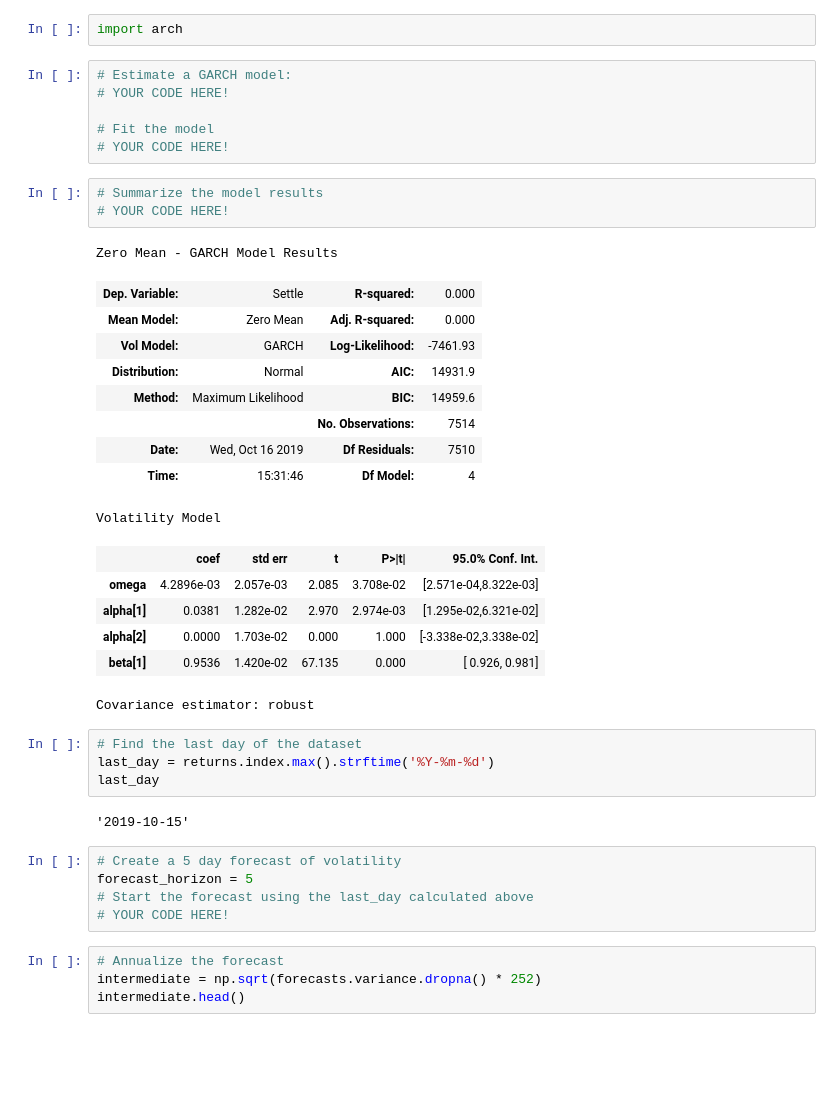
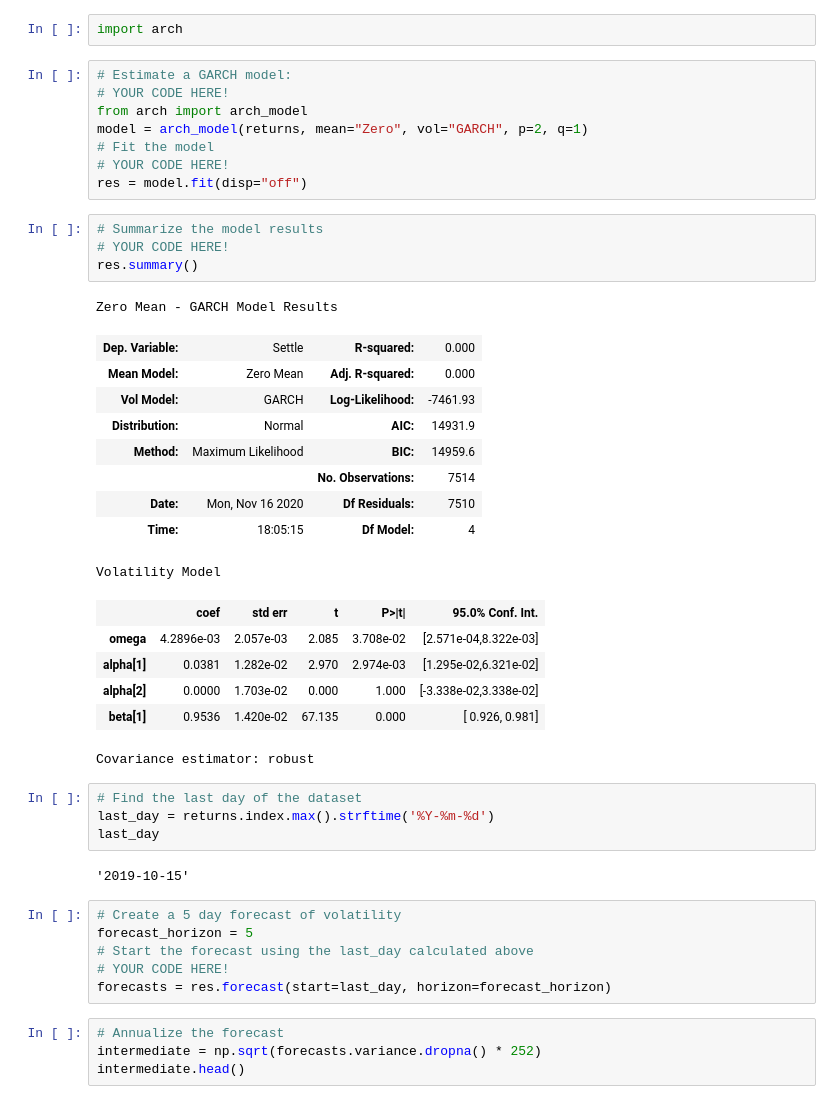
Before and after one commit to tsanpitak/UCB_FinTech, a Jupyter notebook: Projects/10-Time-Series/Instructions/Starter_Code/time_series_analysis.ipynb, the cells around one changed output. Cells and saved outputs as stored; diff of their text form; blank space fills up the shorter version.

```diff
--- a/Projects/10-Time-Series/Instructions/Starter_Code/time_series_analysis.ipynb
+++ b/Projects/10-Time-Series/Instructions/Starter_Code/time_series_analysis.ipynb
@@ -216,22 +226,25 @@ import arch
 # %%
 # Estimate a GARCH model:
 # YOUR CODE HERE!
-
+from arch import arch_model
+model = arch_model(returns, mean="Zero", vol="GARCH", p=2, q=1)
 # Fit the model
 # YOUR CODE HERE!
+res = model.fit(disp="off")
 # %%
 # Summarize the model results
 # YOUR CODE HERE!
+res.summary()
 # %% [output]
 Zero Mean - GARCH Model Results
 | Dep. Variable: | Settle | R-squared: | 0.000 |
 | Mean Model: | Zero Mean | Adj. R-squared: | 0.000 |
 | Vol Model: | GARCH | Log-Likelihood: | -7461.93 |
 | Distribution: | Normal | AIC: | 14931.9 |
 | Method: | Maximum Likelihood | BIC: | 14959.6 |
 |  |  | No. Observations: | 7514 |
-| Date: | Wed, Oct 16 2019 | Df Residuals: | 7510 |
-| Time: | 15:31:46 | Df Model: | 4 |
+| Date: | Mon, Nov 16 2020 | Df Residuals: | 7510 |
+| Time: | 18:05:15 | Df Model: | 4 |
 Volatility Model
 |  | coef | std err | t | P>|t| | 95.0% Conf. Int. |
 | omega | 4.2896e-03 | 2.057e-03 | 2.085 | 3.708e-02 | [2.571e-04,8.322e-03] |
@@ -250,6 +263,7 @@ last_day
 forecast_horizon = 5
 # Start the forecast using the last_day calculated above
 # YOUR CODE HERE!
+forecasts = res.forecast(start=last_day, horizon=forecast_horizon)
 # %%
 # Annualize the forecast
 intermediate = np.sqrt(forecasts.variance.dropna() * 252)
```
Also changed, not shown: parts of 11 cells of this notebook.
